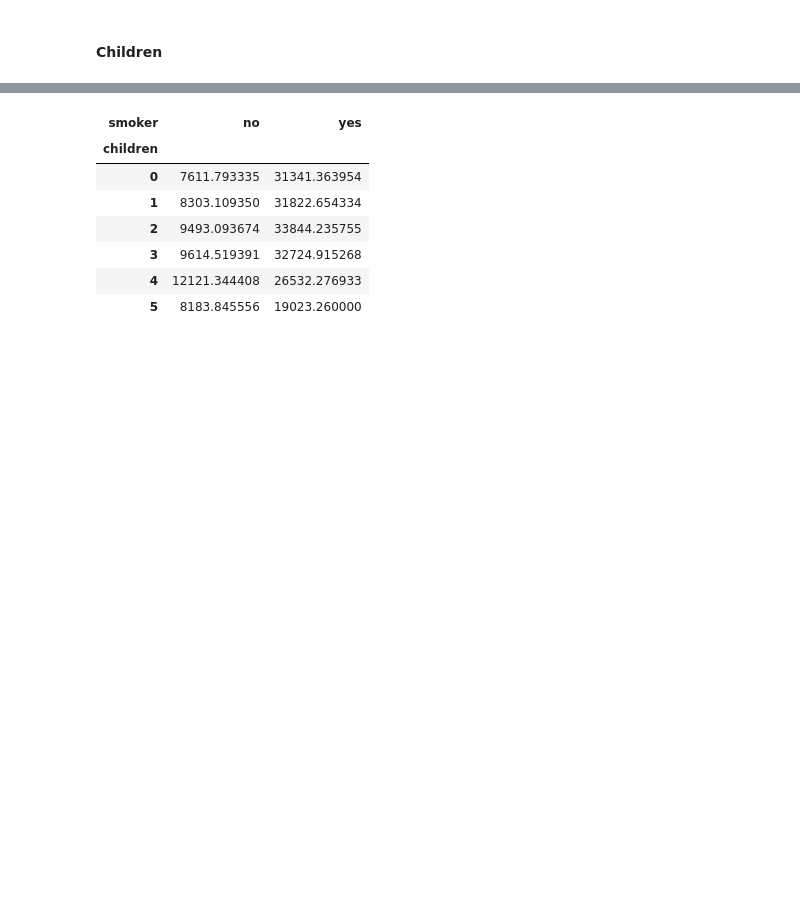
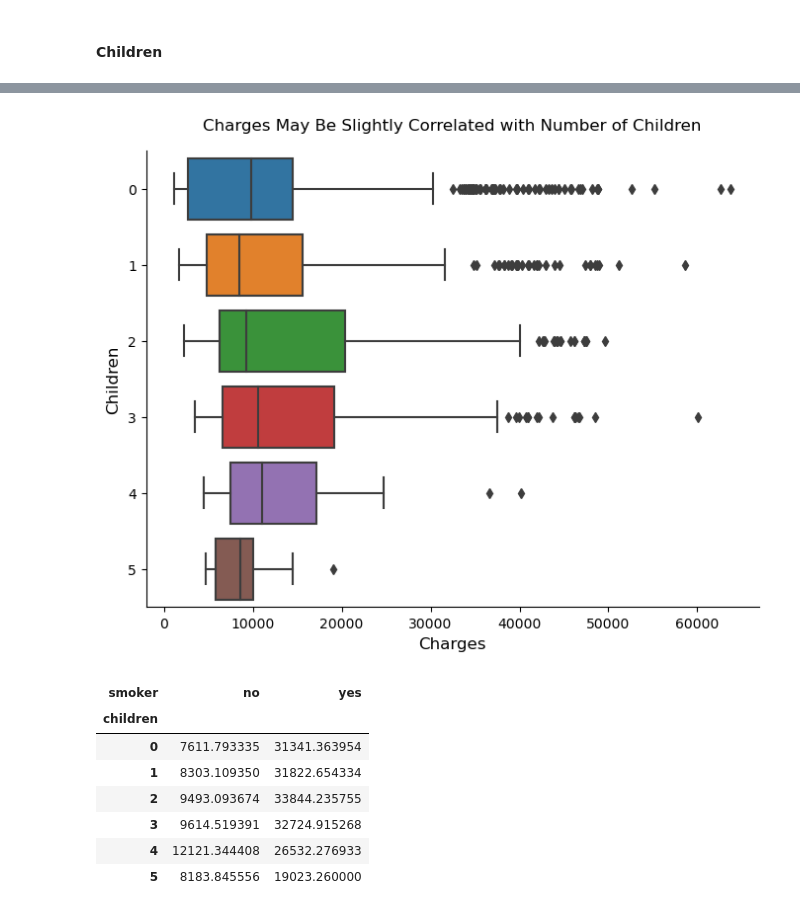
Before and after one commit to KyleThomson99/Portfolio, a Jupyter notebook: Healthcare_Cost_Analysis/EDA.ipynb, the cells around one changed output, grey strips where cells are left out. Cells and saved outputs as stored; diff of their text form; code cells hidden in the pictures; blank space fills up the shorter version.

```diff
--- a/Healthcare_Cost_Analysis/EDA.ipynb
+++ b/Healthcare_Cost_Analysis/EDA.ipynb
@@ -430,3 +393,19 @@ sns.catplot(
+# %%
+fig = plt.figure(figsize = (8,6))
+ax = sns.boxplot(
+    data = df,
+    y = 'children',
+    x = 'charges'
+)
+
+ax.set_title('Charges May Be Slightly Correlated with Number of Children', pad = 15)
+ax.set_ylabel('Children')
+ax.set_xlabel('Charges')
+
+for dir in ['top','right']:
+    ax.spines[dir].set_visible(False)
+# %% [output]
+[figure, added]
 # %%
 # contingency_table = pd.crosstab(df['children'], df['smoker'], normalize = 'columns') * 100
 pivot = df.pivot_table(values = 'charges', index = 'children', columns = 'smoker')
```
Also changed, not shown: parts of 18 cells of this notebook.
